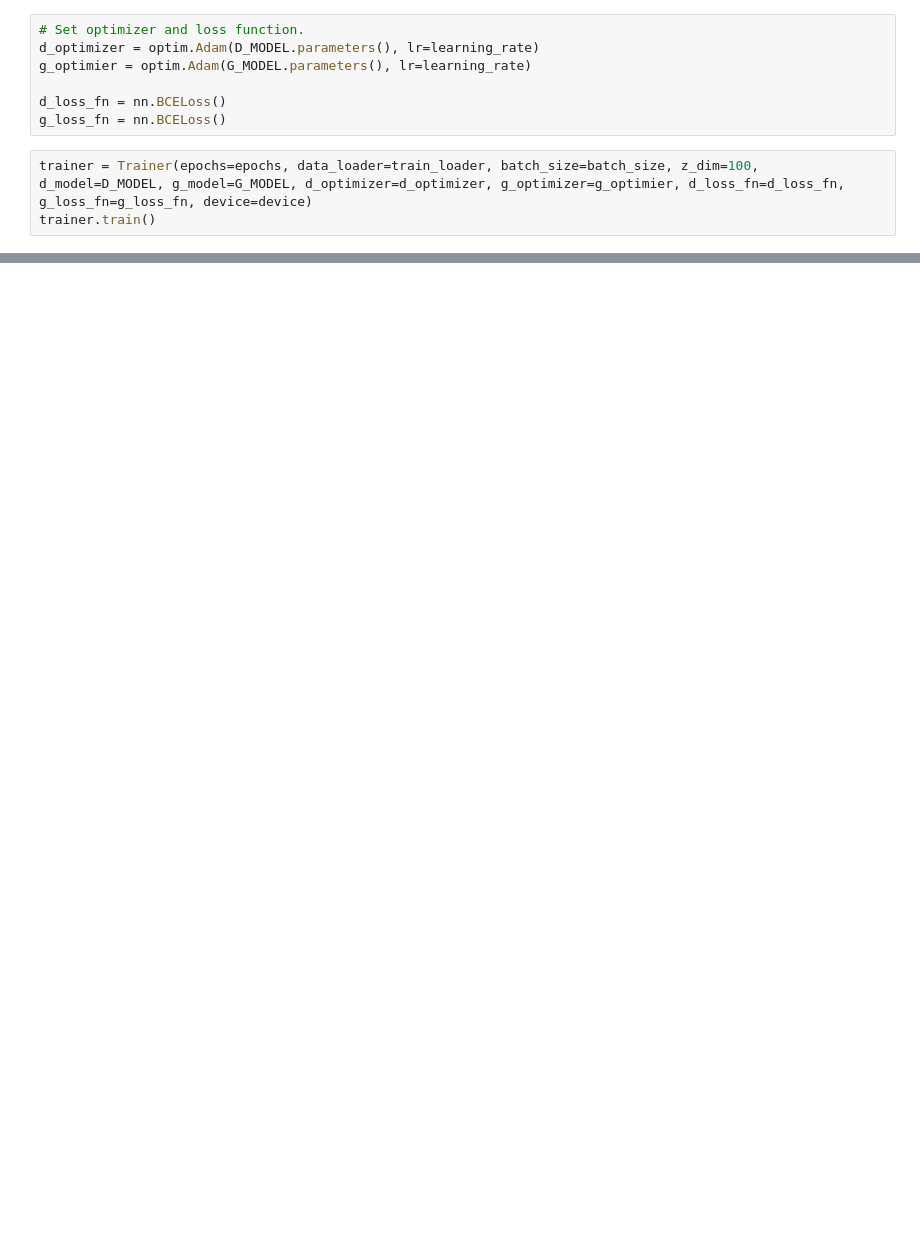
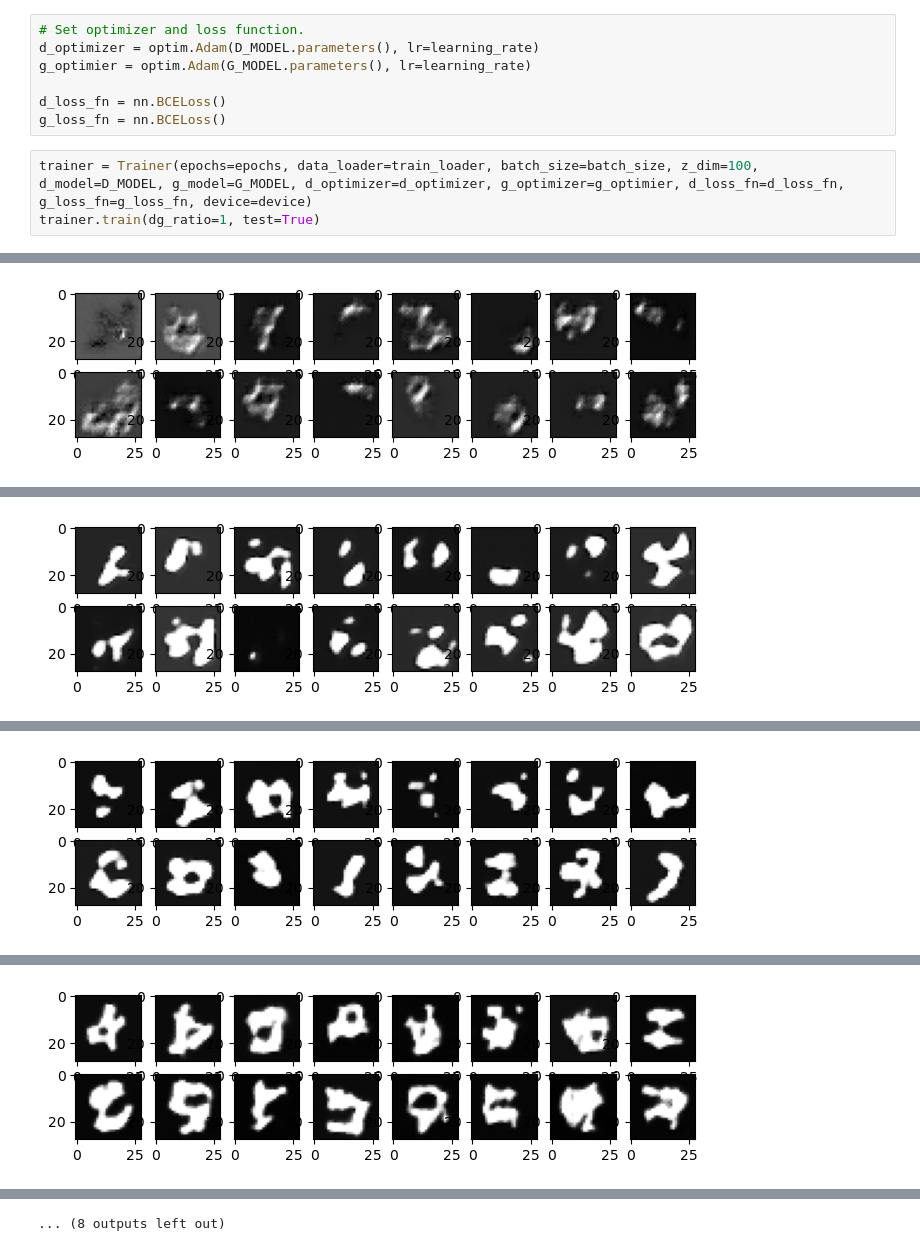
Before and after one commit to 91d906h4/MNIST-C-DCGAN, a Jupyter notebook: src/main.ipynb, the cells around one changed output, grey strips where cells are left out. Cells and saved outputs as stored; diff of their text form; blank space fills up the shorter version.

```diff
--- a/src/main.ipynb
+++ b/src/main.ipynb
@@ -105,4 +110,5 @@ d_loss_fn = nn.BCELoss()
 g_loss_fn = nn.BCELoss()
 # %%
 trainer = Trainer(epochs=epochs, data_loader=train_loader, batch_size=batch_size, z_dim=100, d_model=D_MODEL, g_model=G_MODEL, d_optimizer=d_optimizer, g_optimizer=g_optimier, d_loss_fn=d_loss_fn, g_loss_fn=g_loss_fn, device=device)
-trainer.train()
+trainer.train(dg_ratio=1, test=True)
+# %% [output]
@@ -108,0 +116 @@ trainer.train()
+[figure, added]
@@ -108,0 +118 @@ trainer.train()
+[figure, added]
@@ -108,0 +120 @@ trainer.train()
+[figure, added]
@@ -108,0 +122 @@ trainer.train()
+[figure, added]
@@ -108,0 +127 @@ trainer.train()
+... (8 outputs left out)
```
Also changed, not shown: parts of 3 cells of this notebook.
